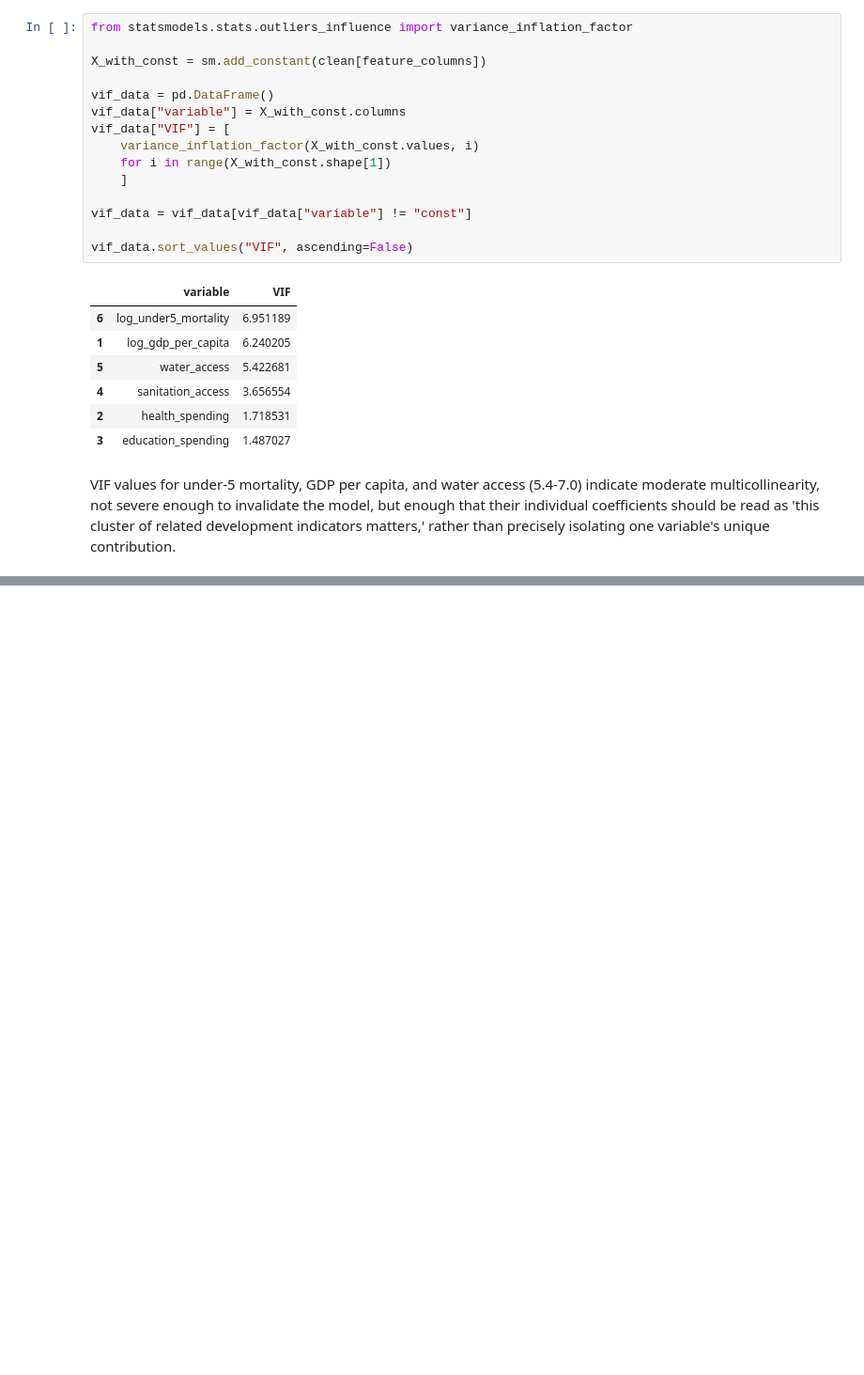
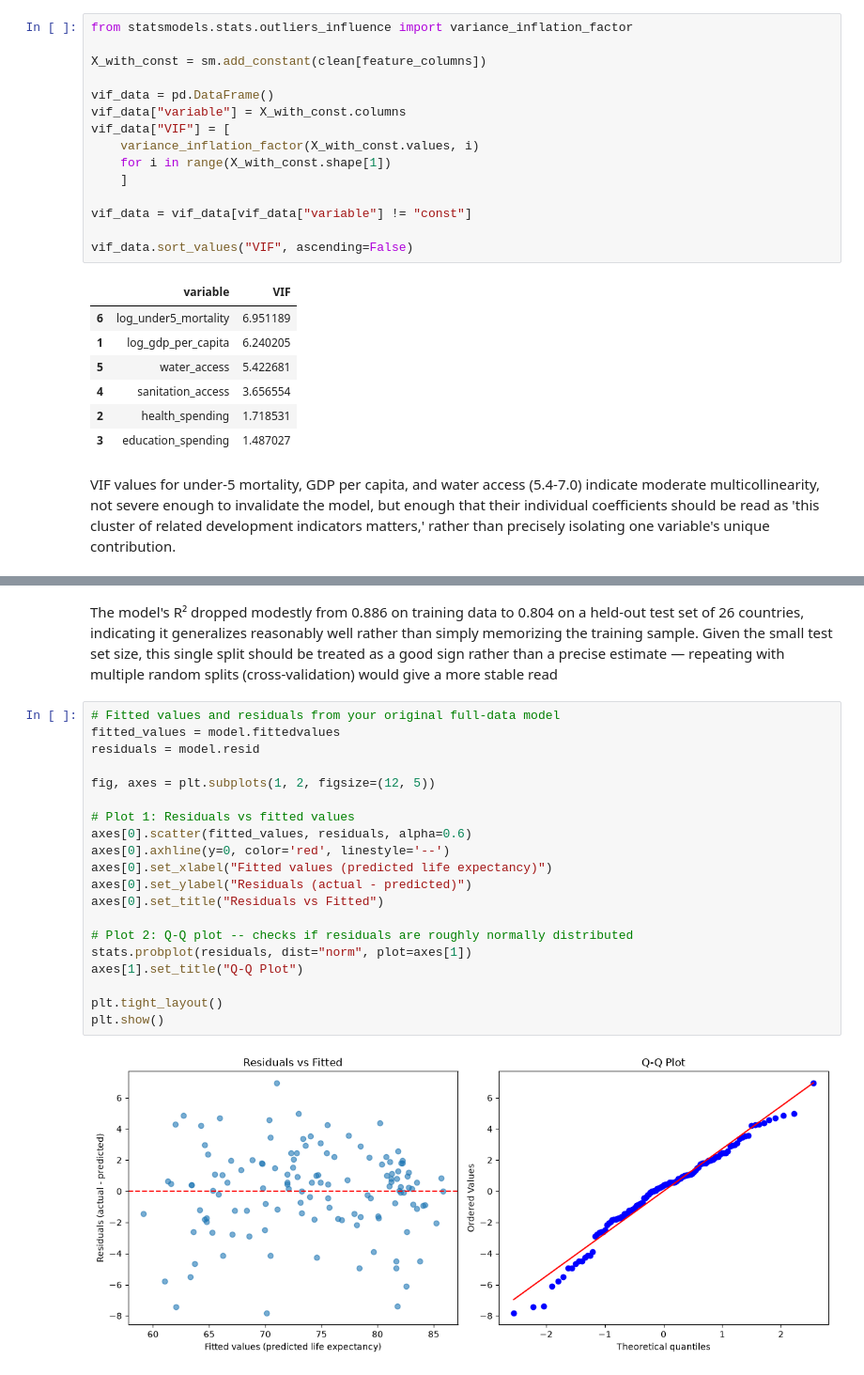
Before and after one commit to rappiok/Life-Expectancy-Drivers, a Jupyter notebook: life_expectancy_drivers.ipynb, the cells around one changed output, grey strips where cells are left out. Shown at 94% size. Saved outputs shown, nothing was run; the diff lists cells and outputs as text; blank space fills up the shorter version.

```diff
--- a/life_expectancy_drivers.ipynb
+++ b/life_expectancy_drivers.ipynb
@@ -320,0 +353,24 @@ VIF values for under-5 mortality, GDP per capita, and water access (5.4-7.0) ind
+# %% [markdown]
+The model's R² dropped modestly from 0.886 on training data to 0.804 on a held-out test set of 26 countries, indicating it generalizes reasonably well rather than simply memorizing the training sample. Given the small test set size, this single split should be treated as a good sign rather than a precise estimate — repeating with multiple random splits (cross-validation) would give a more stable read
+# %%
+# Fitted values and residuals from your original full-data model
+fitted_values = model.fittedvalues
+residuals = model.resid
+
+fig, axes = plt.subplots(1, 2, figsize=(12, 5))
+
+# Plot 1: Residuals vs fitted values
+axes[0].scatter(fitted_values, residuals, alpha=0.6)
+axes[0].axhline(y=0, color='red', linestyle='--')
+axes[0].set_xlabel("Fitted values (predicted life expectancy)")
+axes[0].set_ylabel("Residuals (actual - predicted)")
+axes[0].set_title("Residuals vs Fitted")
+
+# Plot 2: Q-Q plot -- checks if residuals are roughly normally distributed
+stats.probplot(residuals, dist="norm", plot=axes[1])
+axes[1].set_title("Q-Q Plot")
+
+plt.tight_layout()
+plt.show()
+# %% [output]
+[figure, added]
```
Also changed, not shown: parts of 7 cells of this notebook.
